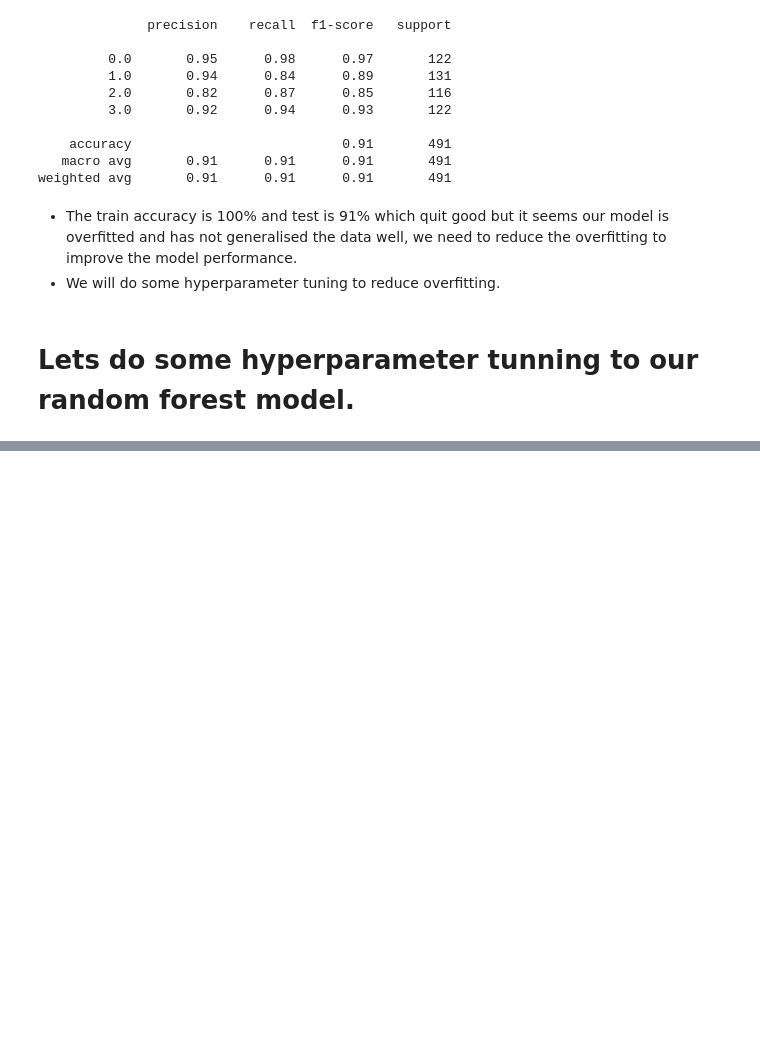
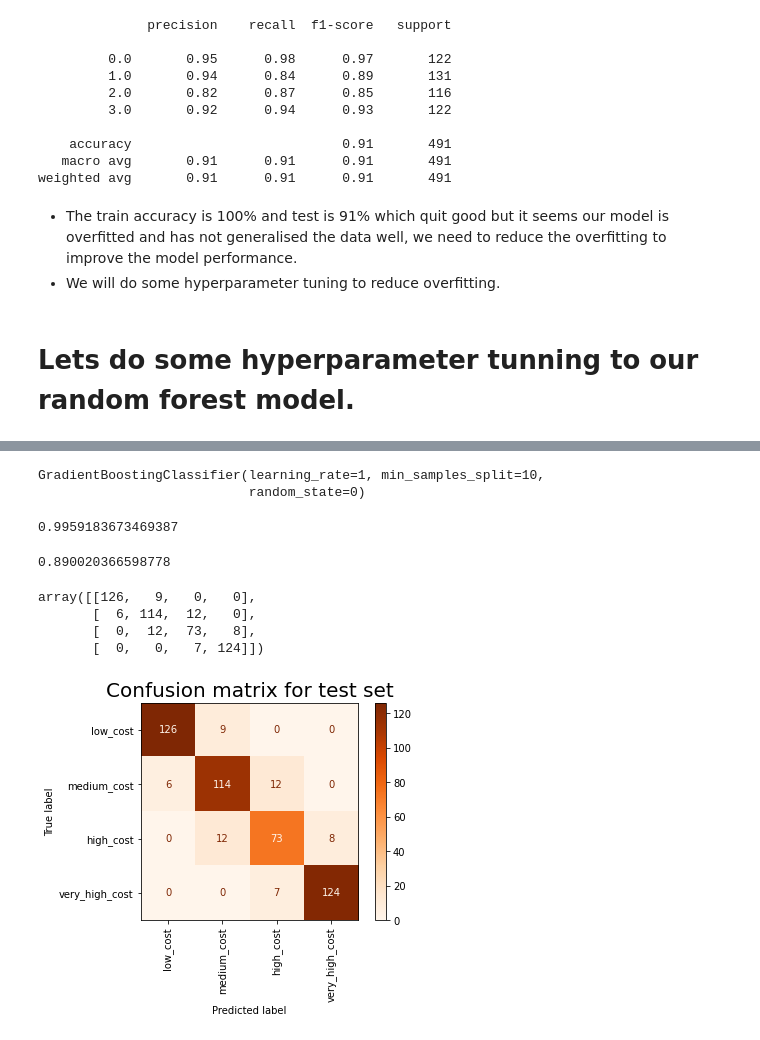
Before and after one commit to itsmimahi/Mobile-Price-Range-Prediction, a Jupyter notebook: ML_Classificatin_Project.ipynb, the cells around one changed output, grey strips where cells are left out. Saved outputs shown, nothing was run; the diff lists cells and outputs as text; code cells hidden in the pictures; blank space fills up the shorter version.

```diff
--- a/ML_Classificatin_Project.ipynb
+++ b/ML_Classificatin_Project.ipynb
@@ -1010,0 +1111,11 @@ GridSearchCV(cv=3, estimator=RandomForestClassifier(random_state=42),
+# %%
+# Creating object of an classifier.
+gbc = GradientBoostingClassifier(random_state=0)
+# %%
+grid_value = {'learning_rate':[0.005,1,3],
+               'min_samples_split': range(10,26)
+               }
+# %%
+# Applying GridSearchCV.
+gbc_tune = GridSearchCV(gbc, param_grid=grid_value, cv=3, verbose=1, scoring='accuracy')
+gbc_tune.fit(x_train,y_train)
@@ -1010,0 +1139,6 @@ GridSearchCV(cv=3, estimator=RandomForestClassifier(random_state=42),
+# %%
+gbc_optimal = GradientBoostingClassifier(learning_rate=1, min_samples_split=10, random_state=0)
+gbc_optimal.fit(x_train, y_train)
+# %% [output]
+GradientBoostingClassifier(learning_rate=1, min_samples_split=10,
+                           random_state=0)
@@ -1010,0 +1149,26 @@ GridSearchCV(cv=3, estimator=RandomForestClassifier(random_state=42),
+# %%
+# Train set accuracy.
+accuracy_score(y_train, y_train_predict)
+# %% [output]
+0.9959183673469387
+# %%
+# Test set accuracy.
+accuracy_score(y_test, y_test_predict)
+# %% [output]
+0.890020366598778
+# %%
+# Getting confusion matrix for test set.
+cf_matrix = confusion_matrix(y_test, y_test_predict)
+cf_matrix
+# %% [output]
+array([[126,   9,   0,   0],
+       [  6, 114,  12,   0],
+       [  0,  12,  73,   8],
+       [  0,   0,   7, 124]])
+# %%
+# Plotting confusion matrix.
+plot_confusion_matrix(gbc_optimal, x_test, y_test, cmap='Oranges', display_labels=class_list, xticks_rotation='vertical')
+plt.title('Confusion matrix for test set', fontsize=20)
+plt.show()
+# %% [output]
+[figure, added]
```
Also changed, not shown: parts of 63 cells of this notebook.
